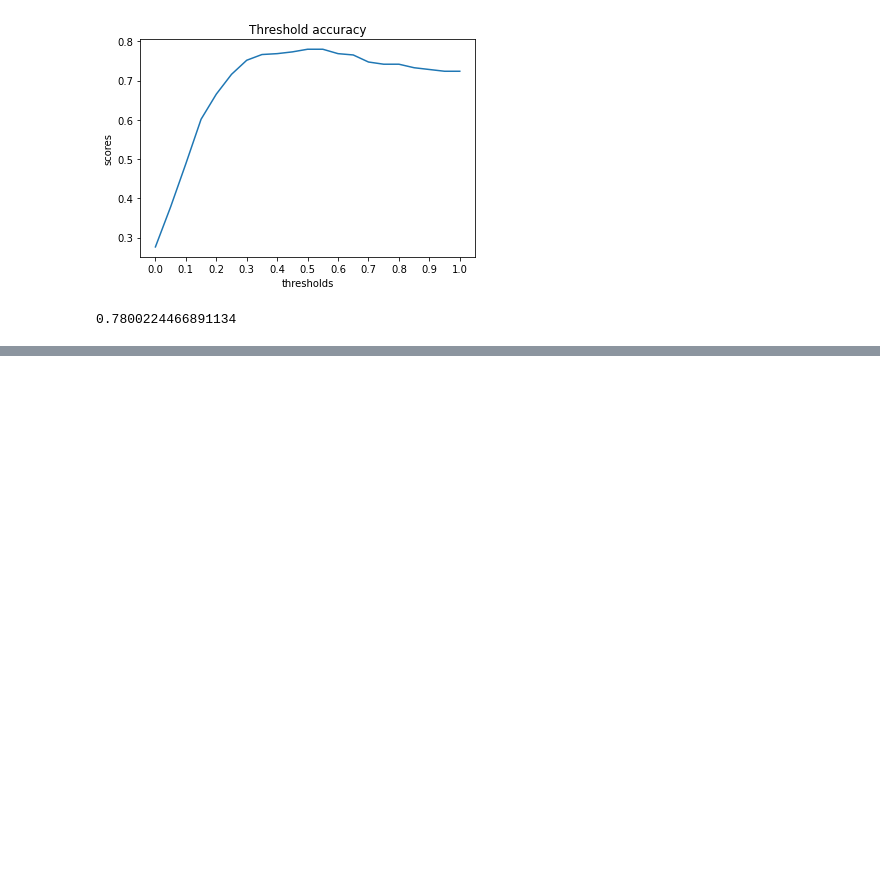
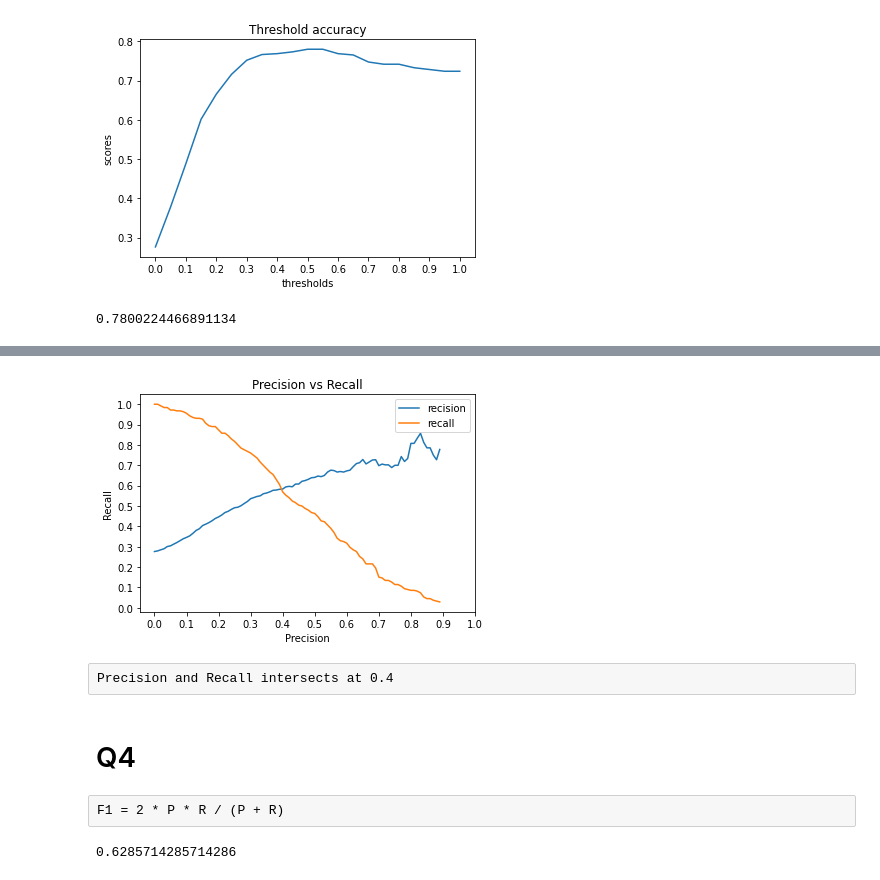
Before and after one commit to SleeplessChallenger/ML_ZoomCamp_code, a Jupyter notebook: logistic_regression_models/log_reg_metrics_HW.ipynb, the cells around one changed output, grey strips where cells are left out. Saved outputs shown, nothing was run; the diff lists cells and outputs as text; code cells hidden in the pictures; blank space fills up the shorter version.

```diff
--- a/logistic_regression_models/log_reg_metrics_HW.ipynb
+++ b/logistic_regression_models/log_reg_metrics_HW.ipynb
@@ -292,0 +303,3 @@ accuracy_score(y_valid, soft_predictions >= 0.5)
+# %%
+real_positive = y_valid == 1
+real_negative = y_valid == 0
@@ -292,0 +328,29 @@ accuracy_score(y_valid, soft_predictions >= 0.5)
+# %%
+def model_evaluation(y_valid, soft_predictions):
+    thresholds = np.arange(0, 0.9, 0.01)
+    scores = []
+
+    for t in thresholds:
+        predicted_positive = soft_predictions >= t
+        predicted_negative = soft_predictions < t
+
+        real_positive = (y_valid == 1)
+        real_negative = (y_valid == 0)
+
+        tp = (real_positive & predicted_positive).sum()
+        tn = (real_negative & predicted_negative).sum()
+        fp = (real_negative & predicted_positive).sum()
+        fn = (real_positive & predicted_negative).sum()
+
+        precision = tp / (tp + fp)
+        recall = tp / (tp + fn)
+
+        # scores.append((t, tp, tn, fp, fn))
+        scores.append((t, precision, recall))
+
+    return scores
+# %%
+results = model_evaluation(y_valid, soft_predictions)
+# %%
+cols = ['threshold', 'precision', 'recall']
+df_small = pd.DataFrame(results, columns=cols)
@@ -292,0 +370,27 @@ accuracy_score(y_valid, soft_predictions >= 0.5)
+# %%
+plt.plot(df_small.threshold, df_small.precision, label='recision')
+plt.plot(df_small.threshold, df_small.recall, label='recall')
+
+plt.title('Precision vs Recall')
+plt.xlabel('Precision')
+plt.ylabel('Recall')
+
+plt.xticks(np.linspace(0, 1, 11))
+plt.yticks(np.linspace(0, 1, 11))
+
+plt.legend()
+plt.show()
+# %% [output]
+[figure, added]
+# %% [raw]
+Precision and Recall intersects at 0.4
+# %% [markdown]
+# Q4
+# %% [raw]
+F1 = 2 * P * R / (P + R)
+# %%
+from sklearn.metrics import f1_score
+
+f1_score(y_valid, soft_predictions >= 0.3)
+# %% [output]
+0.6285714285714286
```
Also changed, not shown: parts of 14 cells of this notebook.
